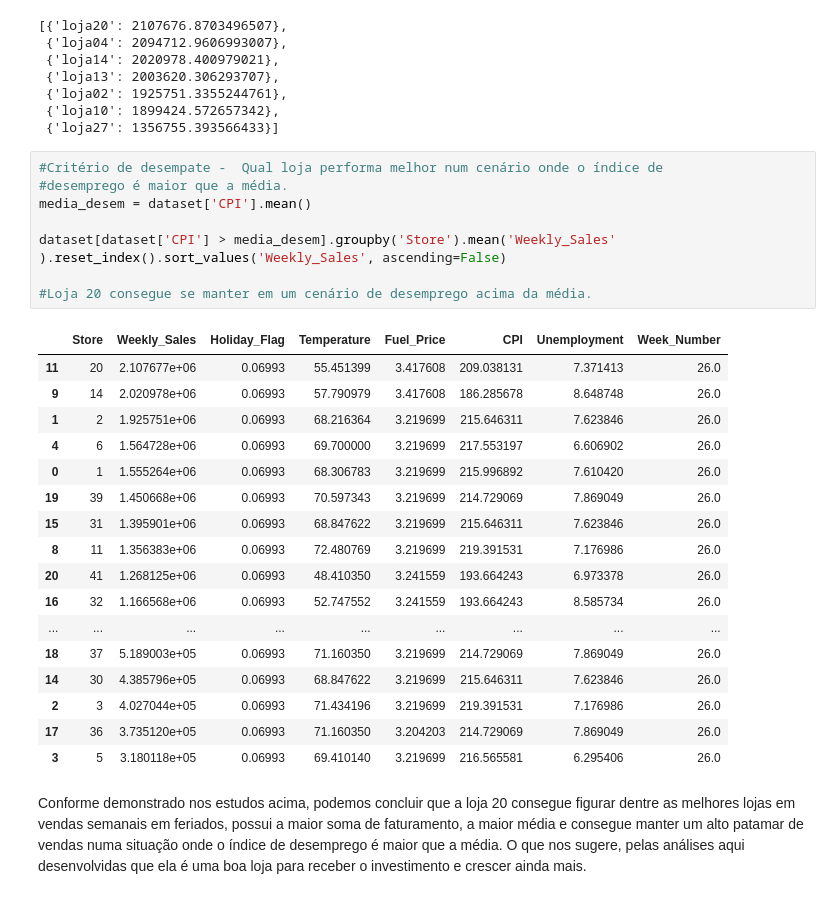
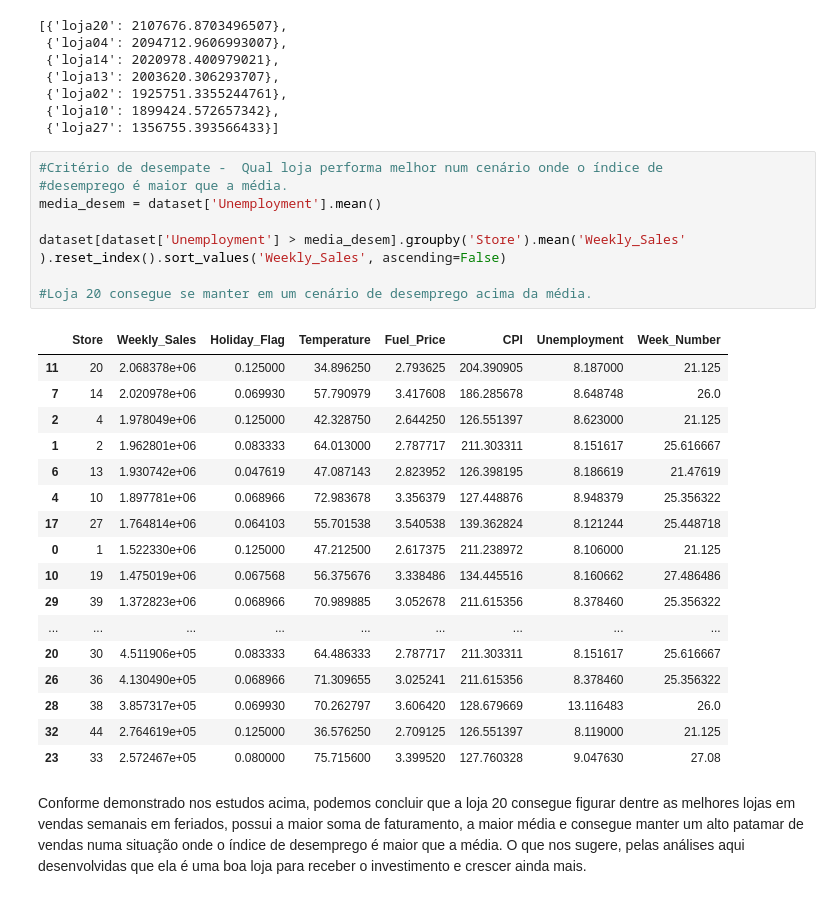
Before and after one commit to abakashi/dnc_deliverable2_walmart, a Jupyter notebook: Deliverable__2_mc_g1.ipynb, the cells around one changed output. Drawn from its saved outputs; the diff is of its cells as text.

Commit message:
Versão corrigida, análise pelo CPI substituida pelo Unemployment

```diff
--- a/Deliverable__2_mc_g1.ipynb
+++ b/Deliverable__2_mc_g1.ipynb
@@ -584,29 +584,29 @@ sorted(lojas, key=lambda x: tuple(x.items())[0][1], reverse=True)
 # %%
 #Critério de desempate -  Qual loja performa melhor num cenário onde o índice de
 #desemprego é maior que a média.
-media_desem = dataset['CPI'].mean()
+media_desem = dataset['Unemployment'].mean()
 
-dataset[dataset['CPI'] > media_desem].groupby('Store').mean('Weekly_Sales'
+dataset[dataset['Unemployment'] > media_desem].groupby('Store').mean('Weekly_Sales'
 ).reset_index().sort_values('Weekly_Sales', ascending=False)
 
 #Loja 20 consegue se manter em um cenário de desemprego acima da média.
 # %% [output]
 |  | Store | Weekly_Sales | Holiday_Flag | Temperature | Fuel_Price | CPI | Unemployment | Week_Number |
-| 11 | 20 | 2.107677e+06 | 0.06993 | 55.451399 | 3.417608 | 209.038131 | 7.371413 | 26.0 |
-| 9 | 14 | 2.020978e+06 | 0.06993 | 57.790979 | 3.417608 | 186.285678 | 8.648748 | 26.0 |
-| 1 | 2 | 1.925751e+06 | 0.06993 | 68.216364 | 3.219699 | 215.646311 | 7.623846 | 26.0 |
-| 4 | 6 | 1.564728e+06 | 0.06993 | 69.700000 | 3.219699 | 217.553197 | 6.606902 | 26.0 |
-| 0 | 1 | 1.555264e+06 | 0.06993 | 68.306783 | 3.219699 | 215.996892 | 7.610420 | 26.0 |
-| 19 | 39 | 1.450668e+06 | 0.06993 | 70.597343 | 3.219699 | 214.729069 | 7.869049 | 26.0 |
-| 15 | 31 | 1.395901e+06 | 0.06993 | 68.847622 | 3.219699 | 215.646311 | 7.623846 | 26.0 |
-| 8 | 11 | 1.356383e+06 | 0.06993 | 72.480769 | 3.219699 | 219.391531 | 7.176986 | 26.0 |
-| 20 | 41 | 1.268125e+06 | 0.06993 | 48.410350 | 3.241559 | 193.664243 | 6.973378 | 26.0 |
-| 16 | 32 | 1.166568e+06 | 0.06993 | 52.747552 | 3.241559 | 193.664243 | 8.585734 | 26.0 |
+| 11 | 20 | 2.068378e+06 | 0.125000 | 34.896250 | 2.793625 | 204.390905 | 8.187000 | 21.125 |
+| 7 | 14 | 2.020978e+06 | 0.069930 | 57.790979 | 3.417608 | 186.285678 | 8.648748 | 26.0 |
+| 2 | 4 | 1.978049e+06 | 0.125000 | 42.328750 | 2.644250 | 126.551397 | 8.623000 | 21.125 |
+| 1 | 2 | 1.962801e+06 | 0.083333 | 64.013000 | 2.787717 | 211.303311 | 8.151617 | 25.616667 |
+| 6 | 13 | 1.930742e+06 | 0.047619 | 47.087143 | 2.823952 | 126.398195 | 8.186619 | 21.47619 |
+| 4 | 10 | 1.897781e+06 | 0.068966 | 72.983678 | 3.356379 | 127.448876 | 8.948379 | 25.356322 |
+| 17 | 27 | 1.764814e+06 | 0.064103 | 55.701538 | 3.540538 | 139.362824 | 8.121244 | 25.448718 |
+| 0 | 1 | 1.522330e+06 | 0.125000 | 47.212500 | 2.617375 | 211.238972 | 8.106000 | 21.125 |
+| 10 | 19 | 1.475019e+06 | 0.067568 | 56.375676 | 3.338486 | 134.445516 | 8.160662 | 27.486486 |
+| 29 | 39 | 1.372823e+06 | 0.068966 | 70.989885 | 3.052678 | 211.615356 | 8.378460 | 25.356322 |
 | ... | ... | ... | ... | ... | ... | ... | ... | ... |
-| 18 | 37 | 5.189003e+05 | 0.06993 | 71.160350 | 3.219699 | 214.729069 | 7.869049 | 26.0 |
-| 14 | 30 | 4.385796e+05 | 0.06993 | 68.847622 | 3.219699 | 215.646311 | 7.623846 | 26.0 |
-| 2 | 3 | 4.027044e+05 | 0.06993 | 71.434196 | 3.219699 | 219.391531 | 7.176986 | 26.0 |
-| 17 | 36 | 3.735120e+05 | 0.06993 | 71.160350 | 3.204203 | 214.729069 | 7.869049 | 26.0 |
-| 3 | 5 | 3.180118e+05 | 0.06993 | 69.410140 | 3.219699 | 216.565581 | 6.295406 | 26.0 |
+| 20 | 30 | 4.511906e+05 | 0.083333 | 64.486333 | 2.787717 | 211.303311 | 8.151617 | 25.616667 |
+| 26 | 36 | 4.130490e+05 | 0.068966 | 71.309655 | 3.025241 | 211.615356 | 8.378460 | 25.356322 |
+| 28 | 38 | 3.857317e+05 | 0.069930 | 70.262797 | 3.606420 | 128.679669 | 13.116483 | 26.0 |
+| 32 | 44 | 2.764619e+05 | 0.125000 | 36.576250 | 2.709125 | 126.551397 | 8.119000 | 21.125 |
+| 23 | 33 | 2.572467e+05 | 0.080000 | 75.715600 | 3.399520 | 127.760328 | 9.047630 | 27.08 |
 # %% [markdown]
 Conforme demonstrado nos estudos acima, podemos concluir que a loja 20 consegue figurar dentre as melhores lojas em vendas semanais em feriados, possui a maior soma de faturamento, a maior média e consegue manter um alto patamar de vendas numa situação onde o índice de desemprego é maior que a média. O que nos sugere, pelas análises aqui desenvolvidas que ela é uma boa loja para receber o investimento e crescer ainda mais.
```
Also changed, not shown: parts of 1 cell of this notebook.
